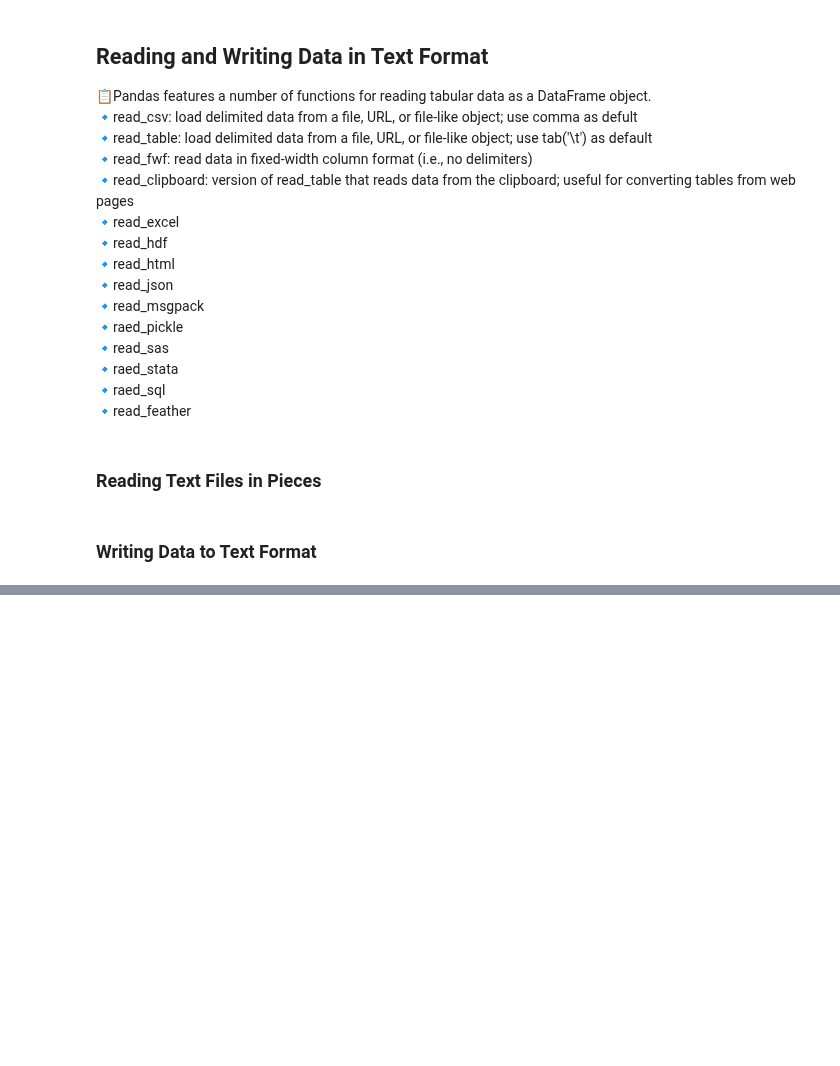
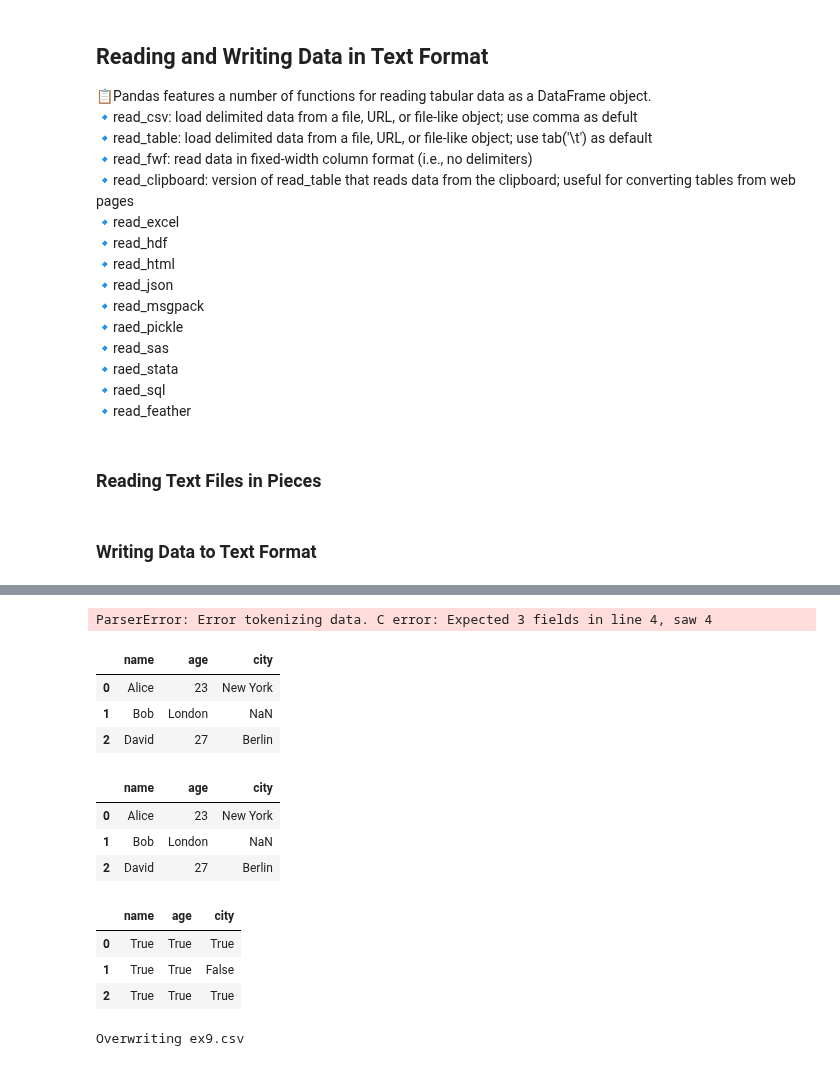
Before and after one commit to Asaduzzaman-Sheikh/data-science-journey, a Jupyter notebook: Week 6/Pandas.ipynb, the cells around one changed output, grey strips where cells are left out. Drawn from its saved outputs; the diff is of its cells as text; code cells hidden in the pictures; blank space fills up the shorter version.

Commit message:
Working with delimited formats and writing data to text format

```diff
--- a/Week 6/Pandas.ipynb
+++ b/Week 6/Pandas.ipynb
@@ -1371,0 +1334,35 @@ ts.to_csv('tseries.csv')
+# %%
+df = pd.read_csv('data.txt')
+# %% [output]
+ParserError: Error tokenizing data. C error: Expected 3 fields in line 4, saw 4
+# %%
+# So, we can skip that bad lines
+df = pd.read_csv('data.txt', on_bad_lines = 'skip')
+# %%
+df
+# %% [output]
+|  | name | age | city |
+| 0 | Alice | 23 | New York |
+| 1 | Bob | London | NaN |
+| 2 | David | 27 | Berlin |
+# %%
+df
+# %% [output]
+|  | name | age | city |
+| 0 | Alice | 23 | New York |
+| 1 | Bob | London | NaN |
+| 2 | David | 27 | Berlin |
+# %%
+df.notnull()
+# %% [output]
+|  | name | age | city |
+| 0 | True | True | True |
+| 1 | True | True | False |
+| 2 | True | True | True |
+# %%
+%%writefile ex9.csv
+"a","b","c"
+"1","2","3"
+"1","2","3"
+# %% [output]
+Overwriting ex9.csv
```
Also changed, not shown: parts of 26 cells of this notebook, 3 other files.
